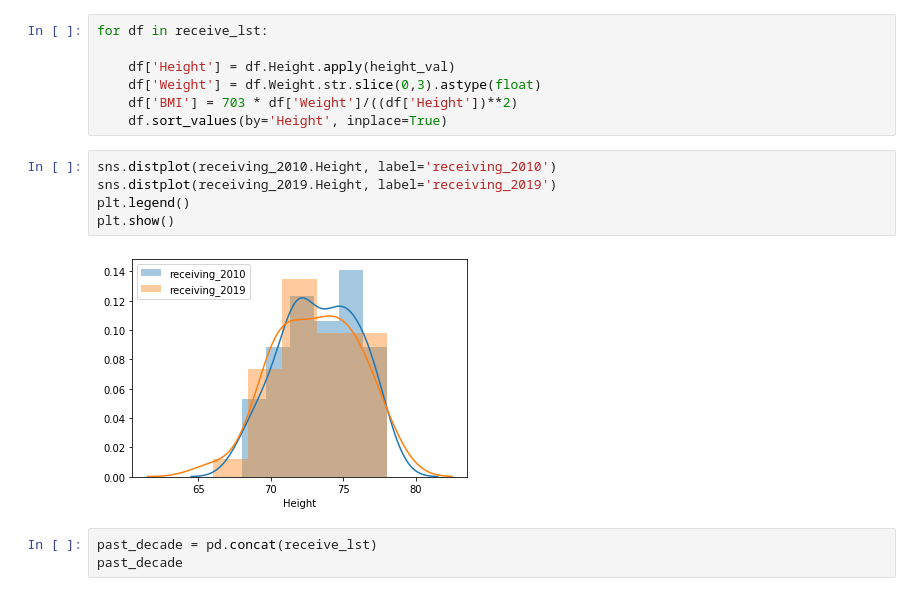
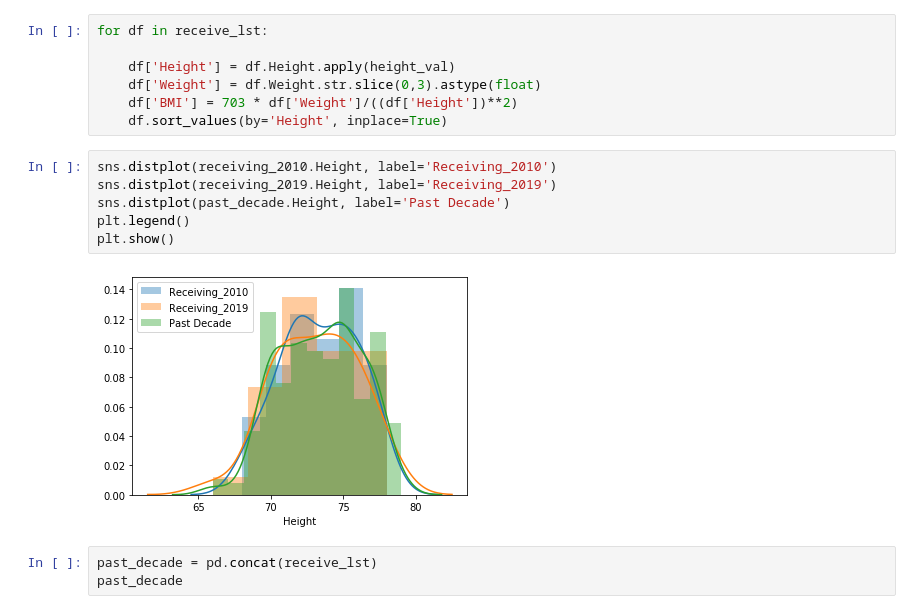
Before and after one commit to shaikh23/Nfl-Analysis, a Jupyter notebook: EDA_receiving_2.ipynb, the cells around one changed output. Saved outputs shown, nothing was run; the diff lists cells and outputs as text.

Commit message:
more plots

```diff
--- a/EDA_receiving_2.ipynb
+++ b/EDA_receiving_2.ipynb
@@ -63,12 +64,13 @@ for df in receive_lst:
     df['BMI'] = 703 * df['Weight']/((df['Height'])**2)
     df.sort_values(by='Height', inplace=True)
 # %%
-sns.distplot(receiving_2010.Height, label='receiving_2010')
-sns.distplot(receiving_2019.Height, label='receiving_2019')
+sns.distplot(receiving_2010.Height, label='Receiving_2010')
+sns.distplot(receiving_2019.Height, label='Receiving_2019')
+sns.distplot(past_decade.Height, label='Past Decade')
 plt.legend()
 plt.show()
 # %% [output]
-[figure, old version]
+[figure, new version]
 # %%
 past_decade = pd.concat(receive_lst)
 past_decade
```
Also changed, not shown: parts of 8 cells of this notebook.
